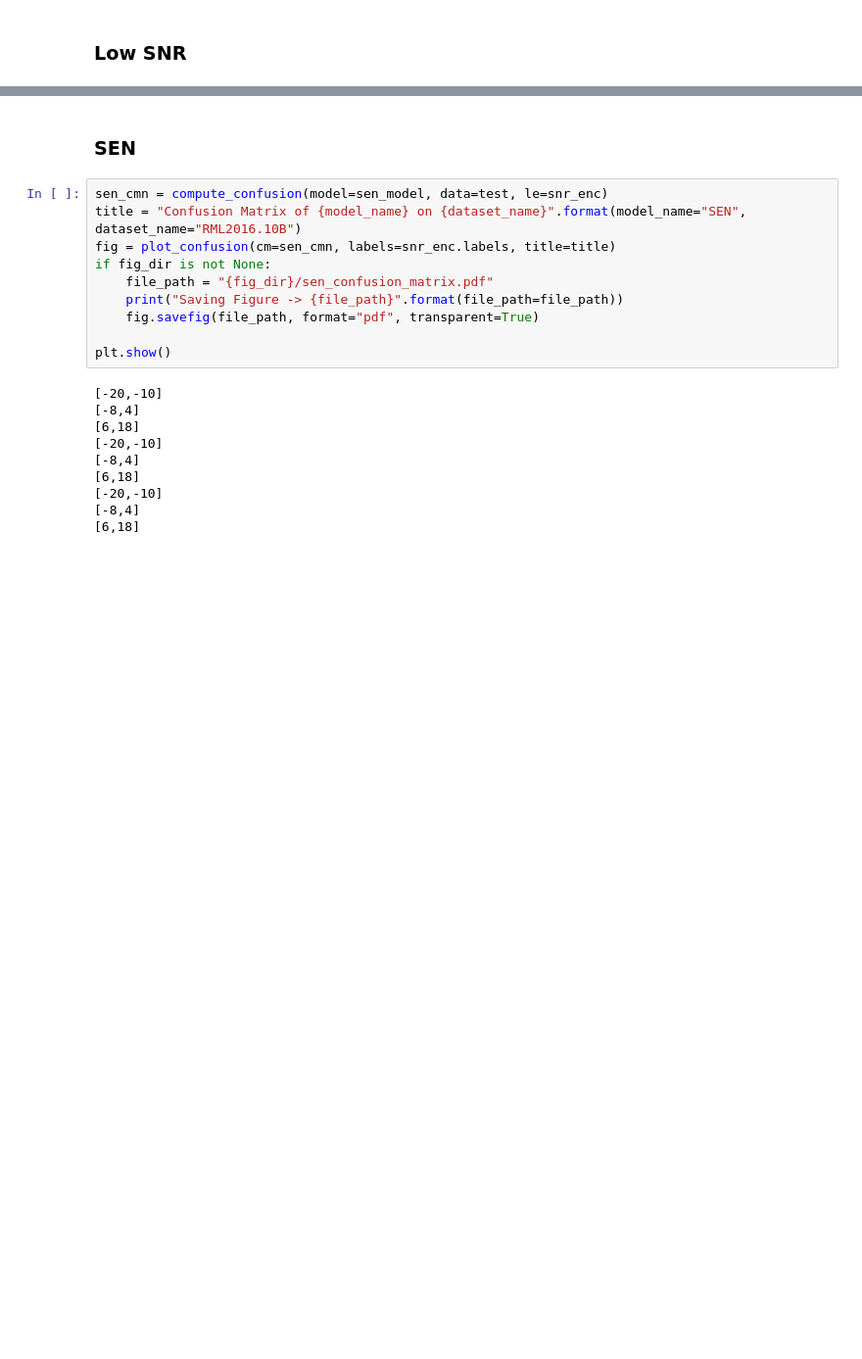
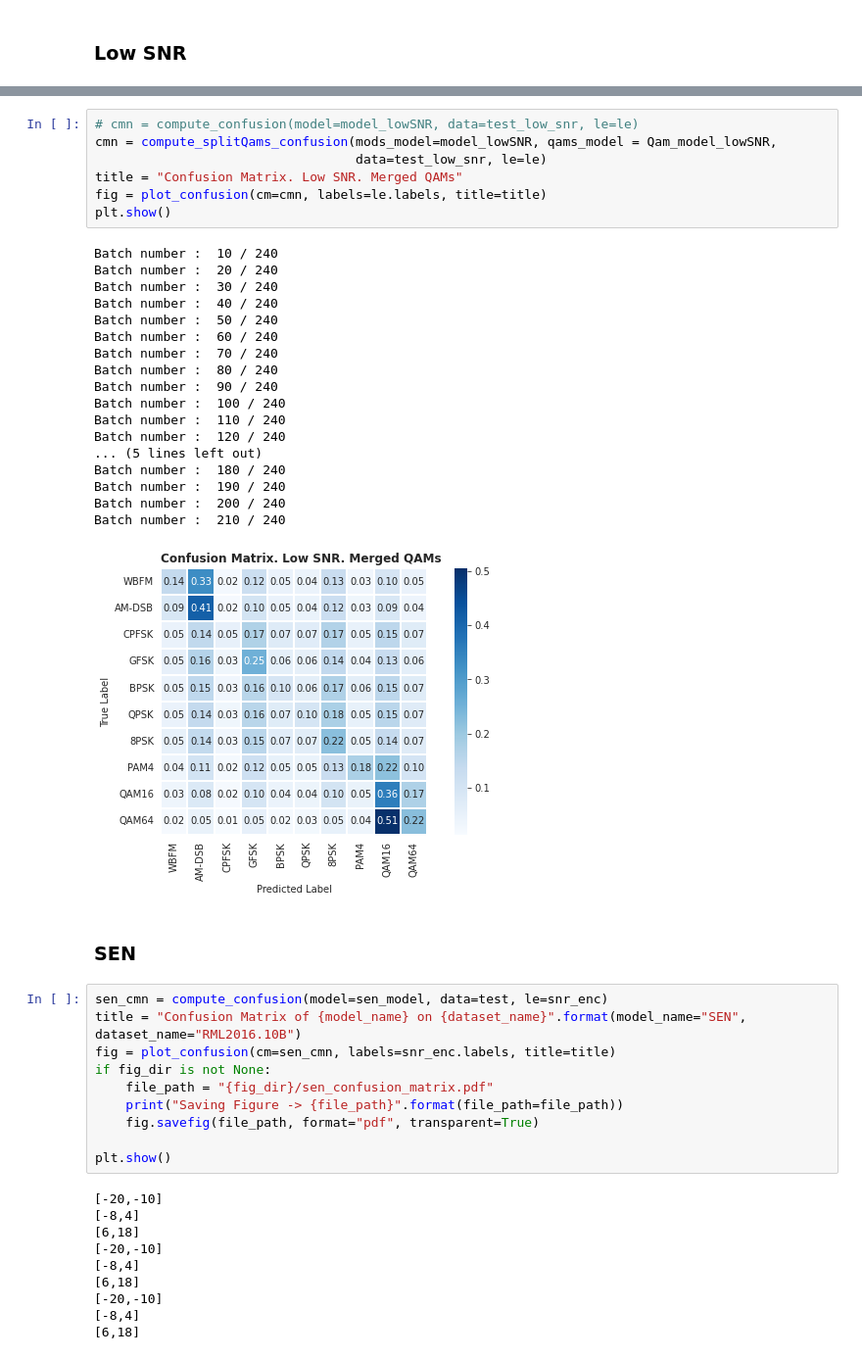
Before and after one commit to YairYarden/DeepCascadingAMC, a Jupyter notebook: Ex1.ipynb, the cells around one changed output, grey strips where cells are left out. Shown at 98% size. Drawn from its saved outputs; the diff is of its cells as text; blank space fills up the shorter version.

```diff
--- a/Ex1.ipynb
+++ b/Ex1.ipynb
@@ -1025,3 +1143,29 @@ plt.show()
+# %%
+# cmn = compute_confusion(model=model_lowSNR, data=test_low_snr, le=le)
+cmn = compute_splitQams_confusion(mods_model=model_lowSNR, qams_model = Qam_model_lowSNR,
+                                  data=test_low_snr, le=le)
+title = "Confusion Matrix. Low SNR. Merged QAMs"
+fig = plot_confusion(cm=cmn, labels=le.labels, title=title)
+plt.show()
+# %% [output]
+Batch number :  10 / 240
+Batch number :  20 / 240
+Batch number :  30 / 240
+Batch number :  40 / 240
+Batch number :  50 / 240
+Batch number :  60 / 240
+Batch number :  70 / 240
+Batch number :  80 / 240
+Batch number :  90 / 240
+Batch number :  100 / 240
+Batch number :  110 / 240
+Batch number :  120 / 240
+... (5 lines left out)
+Batch number :  180 / 240
+Batch number :  190 / 240
+Batch number :  200 / 240
+Batch number :  210 / 240
+[figure, added]
 # %% [markdown]
 ### SEN
 # %%
```
Also changed, not shown: parts of 12 cells of this notebook.
